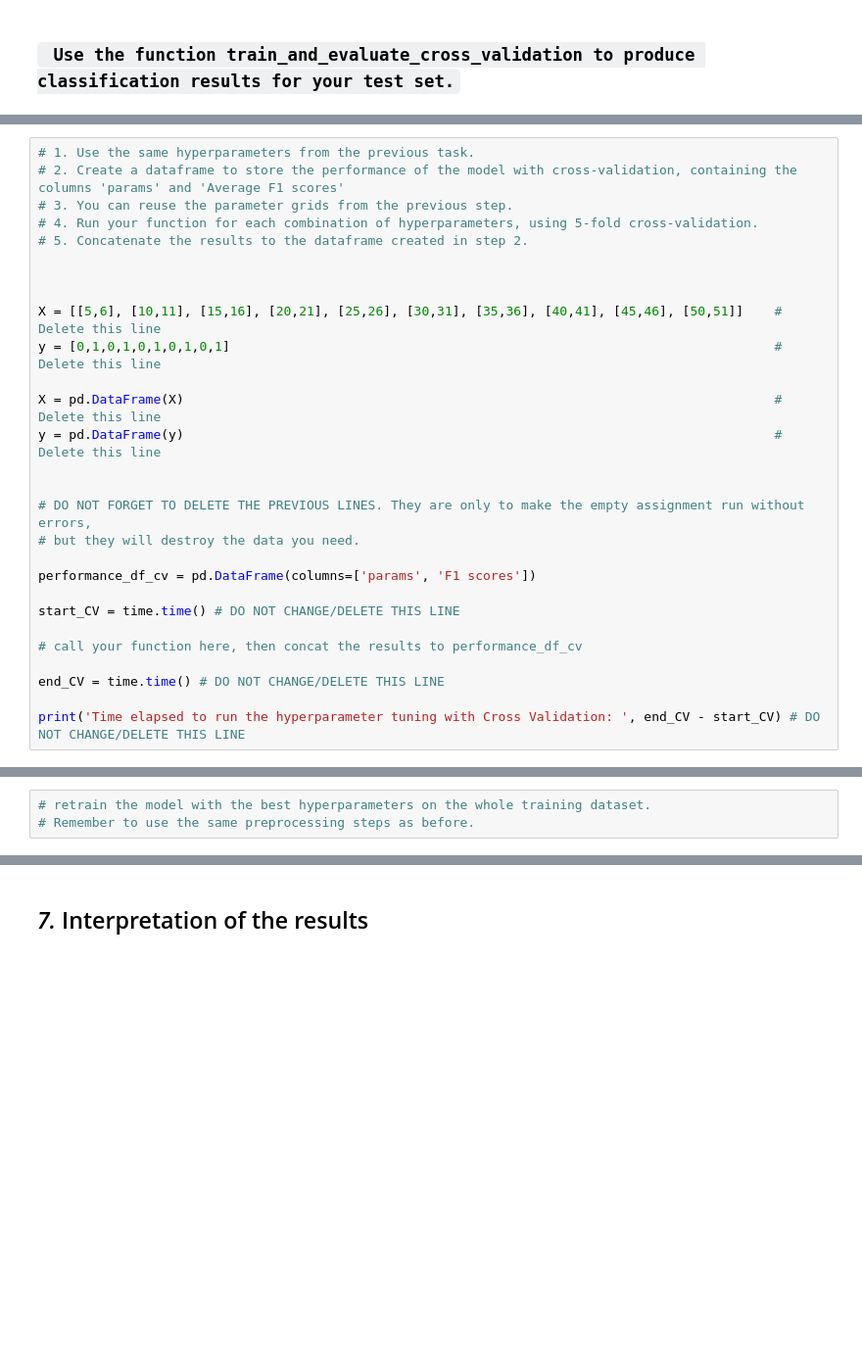
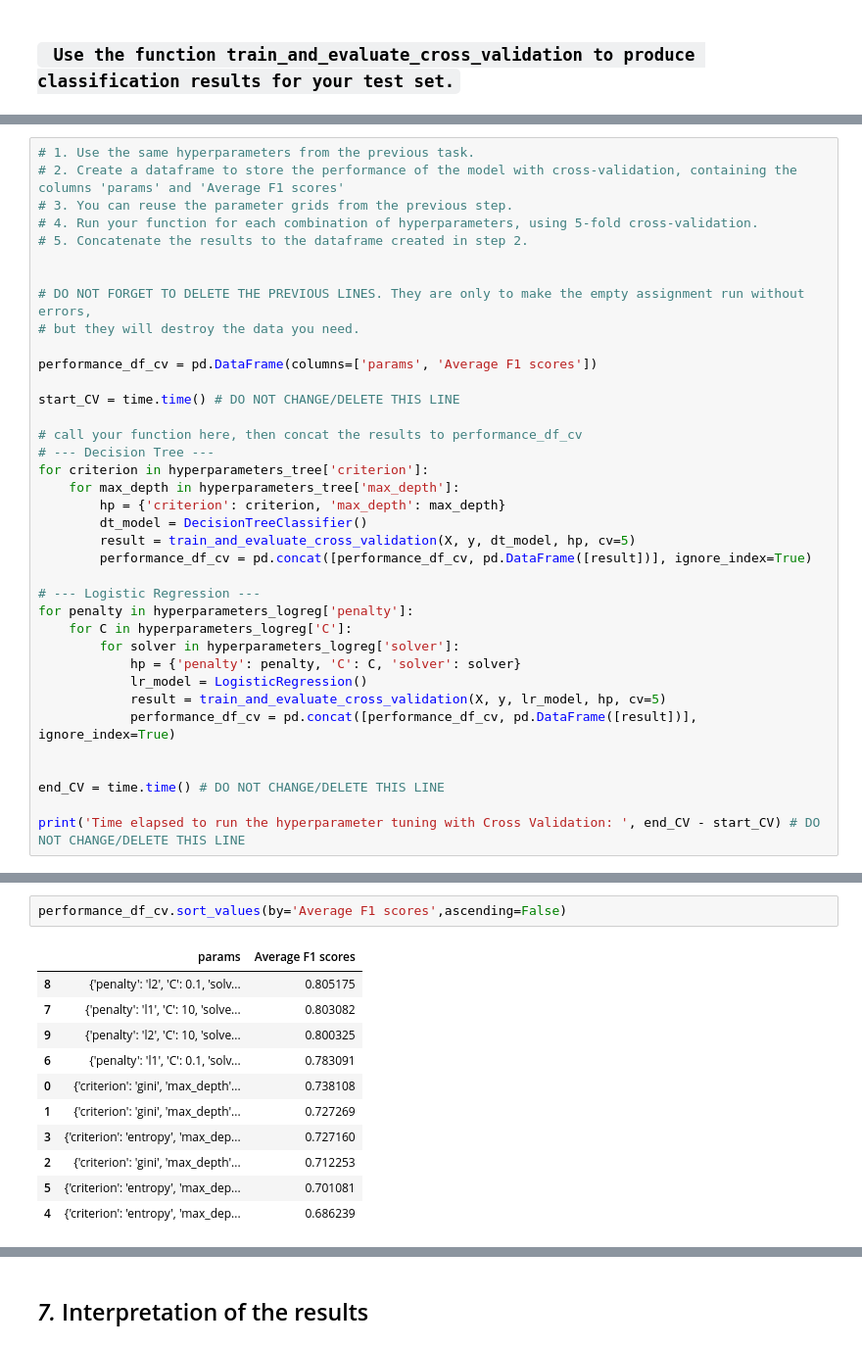
Before and after one commit to 1500-Shubham/Stockholm_University, a Jupyter notebook: DS/HW3/HW3_instructions_25.ipynb, the cells around one changed output, grey strips where cells are left out. Shown: that part at 98% size. Cells and saved outputs as stored; diff of their text form; blank space fills up the shorter version.

```diff
--- a/DS/HW3/HW3_instructions_25.ipynb
+++ b/DS/HW3/HW3_instructions_25.ipynb
@@ -915,22 +992,31 @@ Pipeline(steps=[('preprocess',
 # 5. Concatenate the results to the dataframe created in step 2.
 
 
-
-X = [[5,6], [10,11], [15,16], [20,21], [25,26], [30,31], [35,36], [40,41], [45,46], [50,51]]    # Delete this line
-y = [0,1,0,1,0,1,0,1,0,1]                                                                       # Delete this line
-
-X = pd.DataFrame(X)                                                                             # Delete this line
-y = pd.DataFrame(y)                                                                             # Delete this line
-
-
 # DO NOT FORGET TO DELETE THE PREVIOUS LINES. They are only to make the empty assignment run without errors,
 # but they will destroy the data you need.
 
-performance_df_cv = pd.DataFrame(columns=['params', 'F1 scores'])
+performance_df_cv = pd.DataFrame(columns=['params', 'Average F1 scores'])
 
 start_CV = time.time() # DO NOT CHANGE/DELETE THIS LINE
 
 # call your function here, then concat the results to performance_df_cv
+# --- Decision Tree ---
+for criterion in hyperparameters_tree['criterion']:
+    for max_depth in hyperparameters_tree['max_depth']:
+        hp = {'criterion': criterion, 'max_depth': max_depth}
+        dt_model = DecisionTreeClassifier()
+        result = train_and_evaluate_cross_validation(X, y, dt_model, hp, cv=5)
+        performance_df_cv = pd.concat([performance_df_cv, pd.DataFrame([result])], ignore_index=True)
+
+# --- Logistic Regression ---
+for penalty in hyperparameters_logreg['penalty']:
+    for C in hyperparameters_logreg['C']:
+        for solver in hyperparameters_logreg['solver']:
+            hp = {'penalty': penalty, 'C': C, 'solver': solver}
+            lr_model = LogisticRegression()
+            result = train_and_evaluate_cross_validation(X, y, lr_model, hp, cv=5)
+            performance_df_cv = pd.concat([performance_df_cv, pd.DataFrame([result])], ignore_index=True)
+
 
 end_CV = time.time() # DO NOT CHANGE/DELETE THIS LINE
 
@@ -938,3 +1026,14 @@ print('Time elapsed to run the hyperparameter tuning with Cross Validation: ', e
-# %%
-# retrain the model with the best hyperparameters on the whole training dataset.
-# Remember to use the same preprocessing steps as before.
+# %%
+performance_df_cv.sort_values(by='Average F1 scores',ascending=False)
+# %% [output]
+|  | params | Average F1 scores |
+| 8 | {'penalty': 'l2', 'C': 0.1, 'solv... | 0.805175 |
+| 7 | {'penalty': 'l1', 'C': 10, 'solve... | 0.803082 |
+| 9 | {'penalty': 'l2', 'C': 10, 'solve... | 0.800325 |
+| 6 | {'penalty': 'l1', 'C': 0.1, 'solv... | 0.783091 |
+| 0 | {'criterion': 'gini', 'max_depth'... | 0.738108 |
+| 1 | {'criterion': 'gini', 'max_depth'... | 0.727269 |
+| 3 | {'criterion': 'entropy', 'max_dep... | 0.727160 |
+| 2 | {'criterion': 'gini', 'max_depth'... | 0.712253 |
+| 5 | {'criterion': 'entropy', 'max_dep... | 0.701081 |
+| 4 | {'criterion': 'entropy', 'max_dep... | 0.686239 |
```
Also changed, not shown: parts of 8 cells of this notebook.
